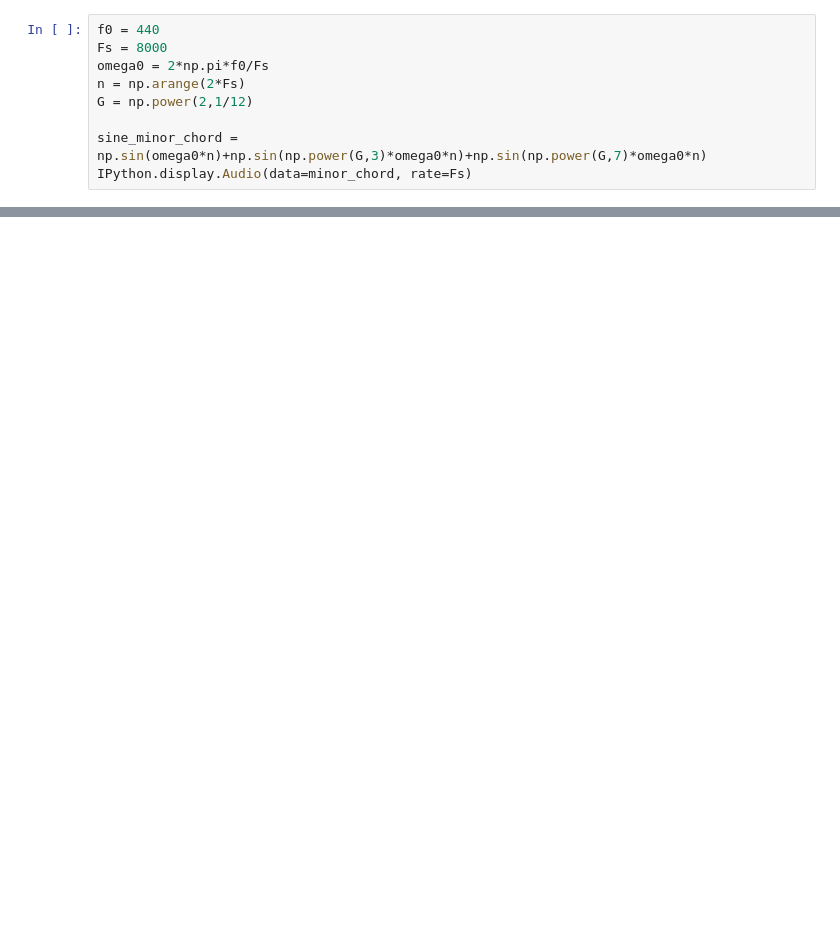
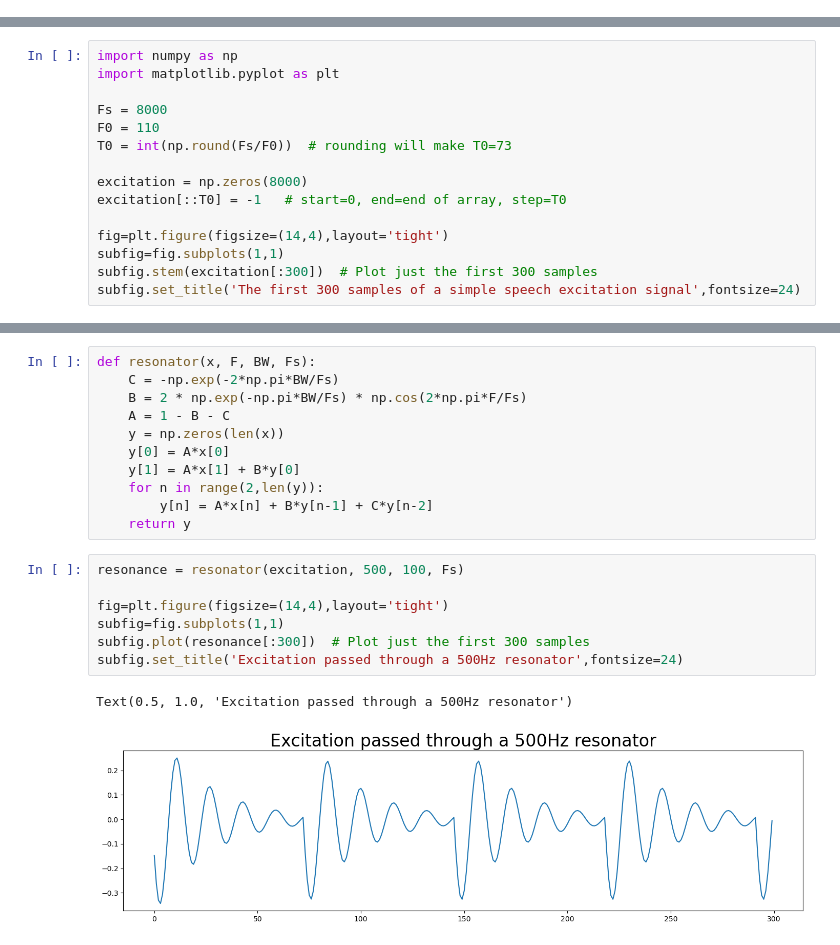
Before and after one commit to jhasegaw/intro_speech_understanding, a Jupyter notebook: 2023_spring/06_06/lec07_notebook.ipynb, the cells around one changed output, grey strips where cells are left out. Cells and saved outputs as stored; diff of their text form; blank space fills up the shorter version.

```diff
--- a/2023_spring/06_06/lec07_notebook.ipynb
+++ b/2023_spring/06_06/lec07_notebook.ipynb
@@ -266,9 +0,0 @@ What happens if the minor third is made of **sines** instead of **cosines**?  Le
-# %%
-f0 = 440
-Fs = 8000
-omega0 = 2*np.pi*f0/Fs
-n = np.arange(2*Fs)
-G = np.power(2,1/12)
-
-sine_minor_chord = np.sin(omega0*n)+np.sin(np.power(G,3)*omega0*n)+np.sin(np.power(G,7)*omega0*n)
-IPython.display.Audio(data=minor_chord, rate=Fs)
@@ -401,0 +64,15 @@ subfig[1].set_xlim(350,750)
+# %%
+import numpy as np
+import matplotlib.pyplot as plt
+
+Fs = 8000
+F0 = 110
+T0 = int(np.round(Fs/F0))  # rounding will make T0=73
+
+excitation = np.zeros(8000)
+excitation[::T0] = -1   # start=0, end=end of array, step=T0
+
+fig=plt.figure(figsize=(14,4),layout='tight')
+subfig=fig.subplots(1,1)
+subfig.stem(excitation[:300])  # Plot just the first 300 samples
+subfig.set_title('The first 300 samples of a simple speech excitation signal',fontsize=24)
@@ -401,0 +138,21 @@ subfig[1].set_xlim(350,750)
+# %%
+def resonator(x, F, BW, Fs):
+    C = -np.exp(-2*np.pi*BW/Fs)
+    B = 2 * np.exp(-np.pi*BW/Fs) * np.cos(2*np.pi*F/Fs)
+    A = 1 - B - C
+    y = np.zeros(len(x))
+    y[0] = A*x[0]
+    y[1] = A*x[1] + B*y[0]
+    for n in range(2,len(y)):
+        y[n] = A*x[n] + B*y[n-1] + C*y[n-2]
+    return y
+# %%
+resonance = resonator(excitation, 500, 100, Fs)
+
+fig=plt.figure(figsize=(14,4),layout='tight')
+subfig=fig.subplots(1,1)
+subfig.plot(resonance[:300])  # Plot just the first 300 samples
+subfig.set_title('Excitation passed through a 500Hz resonator',fontsize=24)
+# %% [output]
+Text(0.5, 1.0, 'Excitation passed through a 500Hz resonator')
+[figure, added]
```
Also changed, not shown: parts of 95 cells of this notebook, 35 other files.
